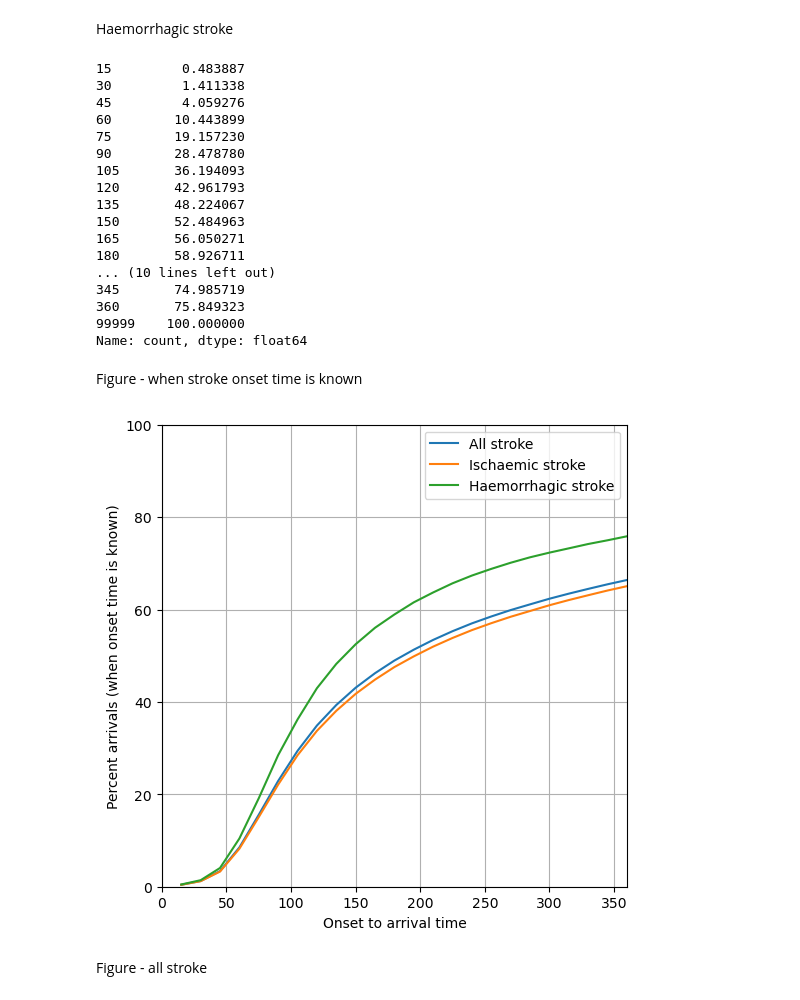
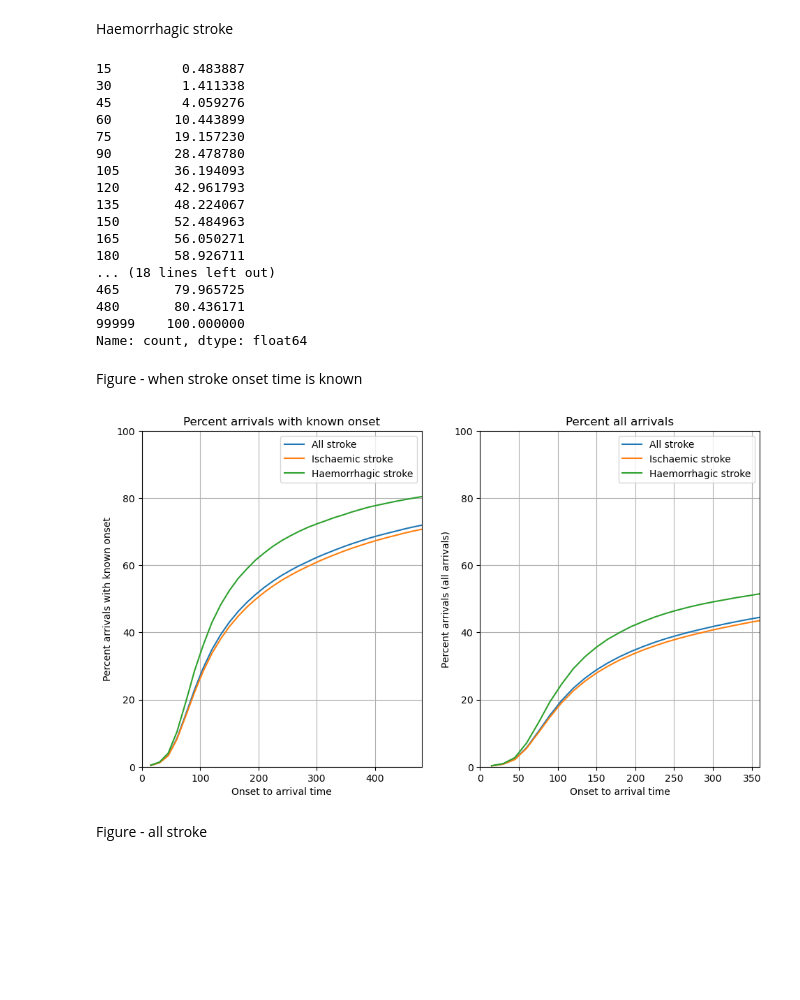
Before and after one commit to samuel-book/samuel_2_descriptive_stats, a Jupyter notebook: 01_onset_to_arrival.ipynb, the cells around one changed output. Cells and saved outputs as stored; diff of their text form; code cells hidden in the pictures; blank space fills up the shorter version.

Commit message:
Update charts

```diff
--- a/01_onset_to_arrival.ipynb
+++ b/01_onset_to_arrival.ipynb
@@ -62,7 +62,7 @@ All stroke
 # %%
 mask = data['onset_known'] == 1
 known_onset_data = data[mask]
-bins = np.arange(0, 361, 15)
+bins = np.arange(0, 481, 15)
 bins = np.append(bins, 99999)
 results = pd.DataFrame(index = bins[1:])
 # %% [markdown]
@@ -153,31 +153,44 @@ counts_percent
 150       52.484963
 165       56.050271
 180       58.926711
-... (10 lines left out)
-345       74.985719
-360       75.849323
+... (18 lines left out)
+465       79.965725
+480       80.436171
 99999    100.000000
 Name: count, dtype: float64
 # %% [markdown]
 Figure - when stroke onset time is known
 # %%
-fig = plt.figure(figsize=(6,6))
-ax = fig.add_subplot(111)
+fig = plt.figure(figsize=(10,6))
+ax = fig.add_subplot(121)
 ax.plot(all_arrival_times, label = 'All stroke')
 ax.plot(ischaemic_arrival_times, label = 'Ischaemic stroke')
 ax.plot(haemorrhagic_arrival_times, label = 'Haemorrhagic stroke')
 
+ax.set_xlim(0,480)
+ax.set_ylim(0,100)
+ax.set_xlabel('Onset to arrival time')
+ax.set_ylabel('Percent arrivals with known onset')
+ax.set_title('Percent arrivals with known onset')
+ax.legend()
+ax.grid()
+
+ax = fig.add_subplot(122)
+ax.plot(all_arrival_times * all_onset_known, label = 'All stroke')
+ax.plot(ischaemic_arrival_times * ischaemic_onset_known, label = 'Ischaemic stroke')
+ax.plot(haemorrhagic_arrival_times * haemorrhagic_onset_known, label = 'Haemorrhagic stroke')
 ax.set_xlim(0,360)
 ax.set_ylim(0,100)
 ax.set_xlabel('Onset to arrival time')
-ax.set_ylabel('Percent arrivals (when onset time is known)')
-
+ax.set_ylabel('Percent arrivals (all arrivals)')
 ax.legend()
 ax.grid()
+ax.set_title('Percent all arrivals')
 
+plt.tight_layout(pad=2)
 plt.show()
 # %% [output]
-[figure, old version]
+[figure, new version]
 # %% [markdown]
 Figure - all stroke
 # %%
```
Also changed, not shown: parts of 2 cells of this notebook.
